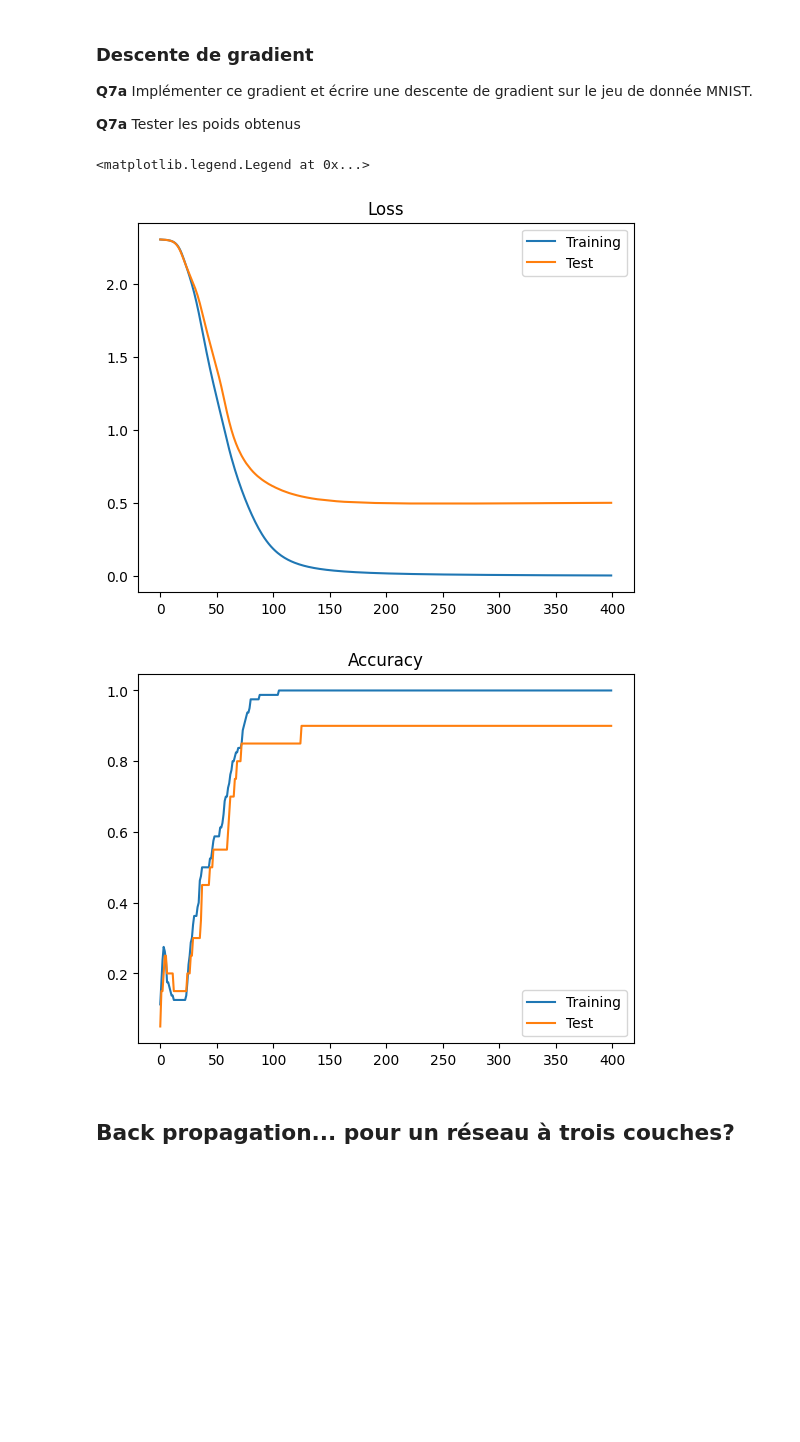
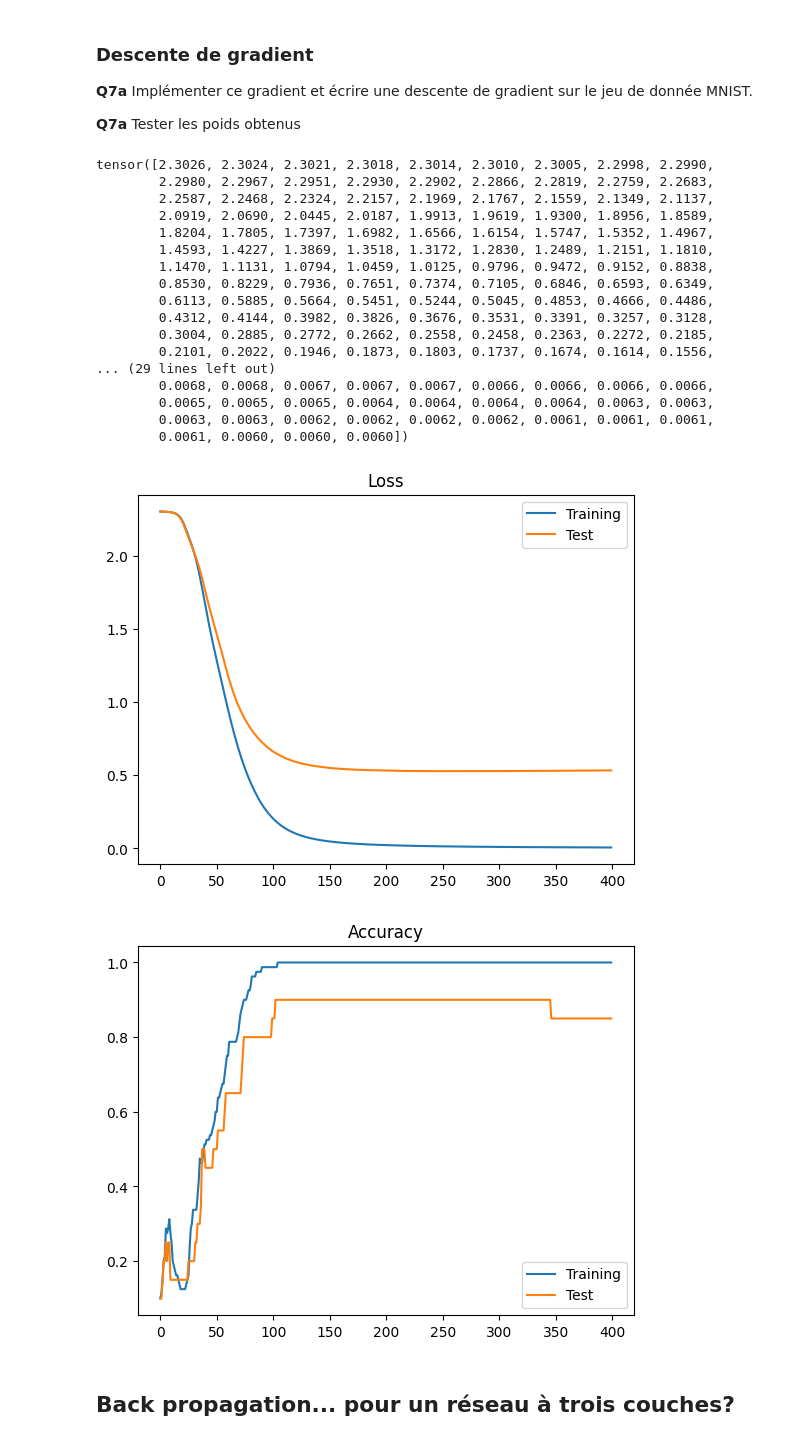
Before and after one commit to slietar/su-courses, a Jupyter notebook: deeplife/tme1/TME 1 Deeplife-version-etudiants.ipynb, the cells around one changed output. Saved outputs shown, nothing was run; the diff lists cells and outputs as text; code cells hidden in the pictures; blank space fills up the shorter version.

```diff
--- a/deeplife/tme1/TME 1 Deeplife-version-etudiants.ipynb
+++ b/deeplife/tme1/TME 1 Deeplife-version-etudiants.ipynb
@@ -290,0 +229,22 @@ torch.Size([10, 12])
+# %%
+def grad_loss(weights1: Tensor, weights2: Tensor, x: Tensor, y: Tensor | int):
+  p = two_layer(weights1, weights2, x)
+  p = p - p.max()
+  # p_sum = p.sum()
+
+  g1, g2 = grad_two_layer(weights1, weights2, x)
+
+  return (
+    (g1 * grad_cross_entropy(p, y)).sum(dim=2),
+    (g2 * grad_cross_entropy(p, y)).sum(dim=2)
+  )
+
+def grad_loss_all(weights1: Tensor, weights2: Tensor, xs: Tensor, ys: Tensor):
+  return tuple(torch.stack(l).sum(dim=0) for l in zip(*[grad_loss(weights1, weights2, x, y) for x, y in zip(xs, ys)]))
+
+# print(grad_softmax(two_layer(weights1, weights2, img_tensor)).shape)
+# print(grad_softmax(two_layer(weights1, weights2, img_tensor)))
+
+print(grad_loss(weights1, weights2, img_tensor, 5)[0].shape)
+print(grad_loss(weights1, weights2, img_tensor, 5)[1].shape)
+# print(grad_loss_all(weights1, weights2, torch.stack([img_tensor]), torch.tensor([5]))[0].shape)
@@ -341,40 +304,58 @@ lr = 1e-5
 epoch_count = 400
 
 losses = torch.empty((epoch_count, 2))
 acc = torch.empty((epoch_count, 2))
 
 def accuracy_all(weights1: Tensor, weights2, xs: Tensor, ys: Tensor):
-  return (torch.tensor([two_layer(weights1, weights2, x).softmax(dim=0).argmax() for x in xs]) == ys).sum() / len(ys)
+  return (torch.tensor([two_layer(weights1, weights2, x).argmax() for x in xs]) == ys).sum() / len(ys)
 
 for epoch in range(epoch_count):
   losses[epoch, 0] = get_loss_all(w1, w2, data_xs_training, data_ys_training) / len(data_ys_training)
   losses[epoch, 1] = get_loss_all(w1, w2, data_xs_test, data_ys_test) / len(data_ys_test)
 
   acc[epoch, 0] = accuracy_all(w1, w2, data_xs_training, data_ys_training)
   acc[epoch, 1] = accuracy_all(w1, w2, data_xs_test, data_ys_test)
 
-  g = grad_loss_all(w1, w2, data_xs_training, data_ys_training)
-  w1 -= lr * g[0]
-  w2 -= lr * g[1]
+  g1, g2 = grad_loss_all(w1, w2, data_xs_training, data_ys_training)
+  w1 -= lr * g1
+  w2 -= lr * g2
 
 
 fig, ax = plt.subplots()
 
 ax.set_title('Loss')
 ax.plot(torch.arange(epoch_count), losses[:, 0], label='Training')
 ax.plot(torch.arange(epoch_count), losses[:, 1], label='Test')
 ax.legend()
 
 fig, ax2 = plt.subplots()
 
 ax2.set_title('Accuracy')
 ax2.plot(torch.arange(epoch_count), acc[:, 0], label='Training')
 ax2.plot(torch.arange(epoch_count), acc[:, 1], label='Test')
 ax2.legend()
+
+print(losses[:, 0])
 # %% [output]
-<matplotlib.legend.Legend at 0x...>
+tensor([2.3026, 2.3024, 2.3021, 2.3018, 2.3014, 2.3010, 2.3005, 2.2998, 2.2990,
+        2.2980, 2.2967, 2.2951, 2.2930, 2.2902, 2.2866, 2.2819, 2.2759, 2.2683,
+        2.2587, 2.2468, 2.2324, 2.2157, 2.1969, 2.1767, 2.1559, 2.1349, 2.1137,
+        2.0919, 2.0690, 2.0445, 2.0187, 1.9913, 1.9619, 1.9300, 1.8956, 1.8589,
+        1.8204, 1.7805, 1.7397, 1.6982, 1.6566, 1.6154, 1.5747, 1.5352, 1.4967,
+        1.4593, 1.4227, 1.3869, 1.3518, 1.3172, 1.2830, 1.2489, 1.2151, 1.1810,
+        1.1470, 1.1131, 1.0794, 1.0459, 1.0125, 0.9796, 0.9472, 0.9152, 0.8838,
+        0.8530, 0.8229, 0.7936, 0.7651, 0.7374, 0.7105, 0.6846, 0.6593, 0.6349,
+        0.6113, 0.5885, 0.5664, 0.5451, 0.5244, 0.5045, 0.4853, 0.4666, 0.4486,
+        0.4312, 0.4144, 0.3982, 0.3826, 0.3676, 0.3531, 0.3391, 0.3257, 0.3128,
+        0.3004, 0.2885, 0.2772, 0.2662, 0.2558, 0.2458, 0.2363, 0.2272, 0.2185,
+        0.2101, 0.2022, 0.1946, 0.1873, 0.1803, 0.1737, 0.1674, 0.1614, 0.1556,
+... (29 lines left out)
+        0.0068, 0.0068, 0.0067, 0.0067, 0.0067, 0.0066, 0.0066, 0.0066, 0.0066,
+        0.0065, 0.0065, 0.0065, 0.0064, 0.0064, 0.0064, 0.0064, 0.0063, 0.0063,
+        0.0063, 0.0063, 0.0062, 0.0062, 0.0062, 0.0062, 0.0061, 0.0061, 0.0061,
+        0.0061, 0.0060, 0.0060, 0.0060])
-[figure, old version]
+[figure, new version]
-[figure, old version]
+[figure, new version]
 # %% [markdown]
 ## Back propagation... pour un réseau à trois couches?
 # %% [markdown]
```
Also changed, not shown: parts of 8 cells of this notebook, 12 other files.
